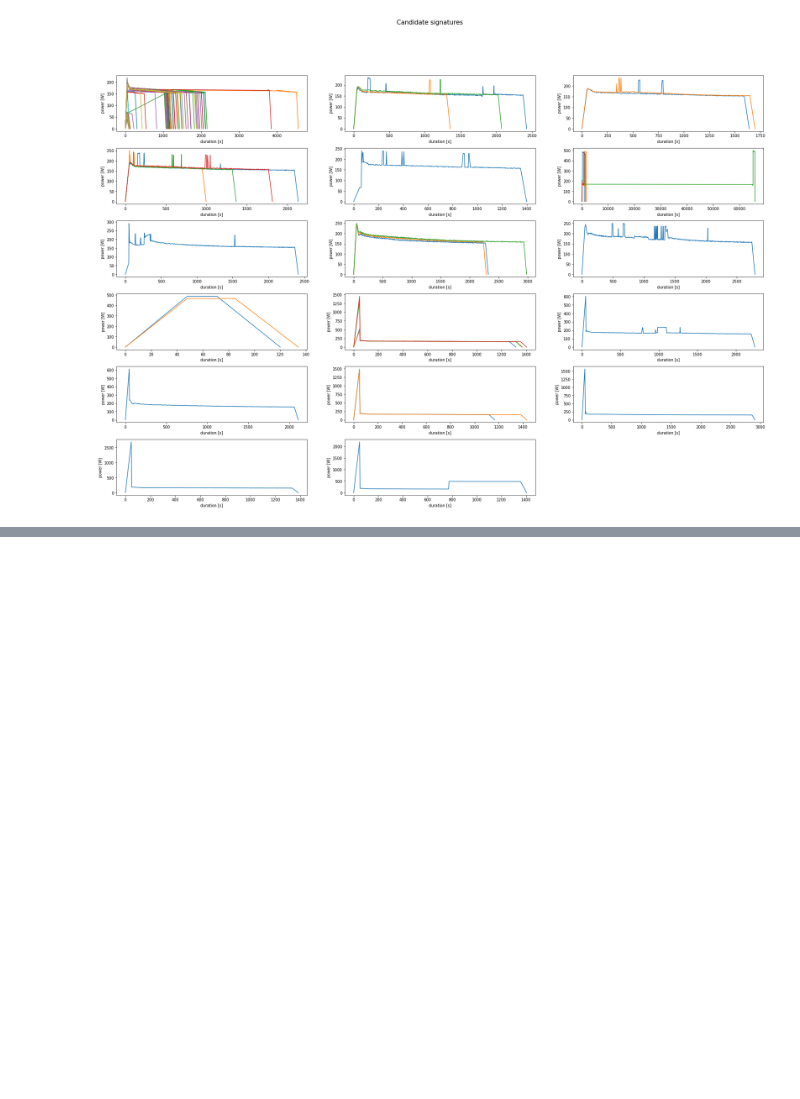
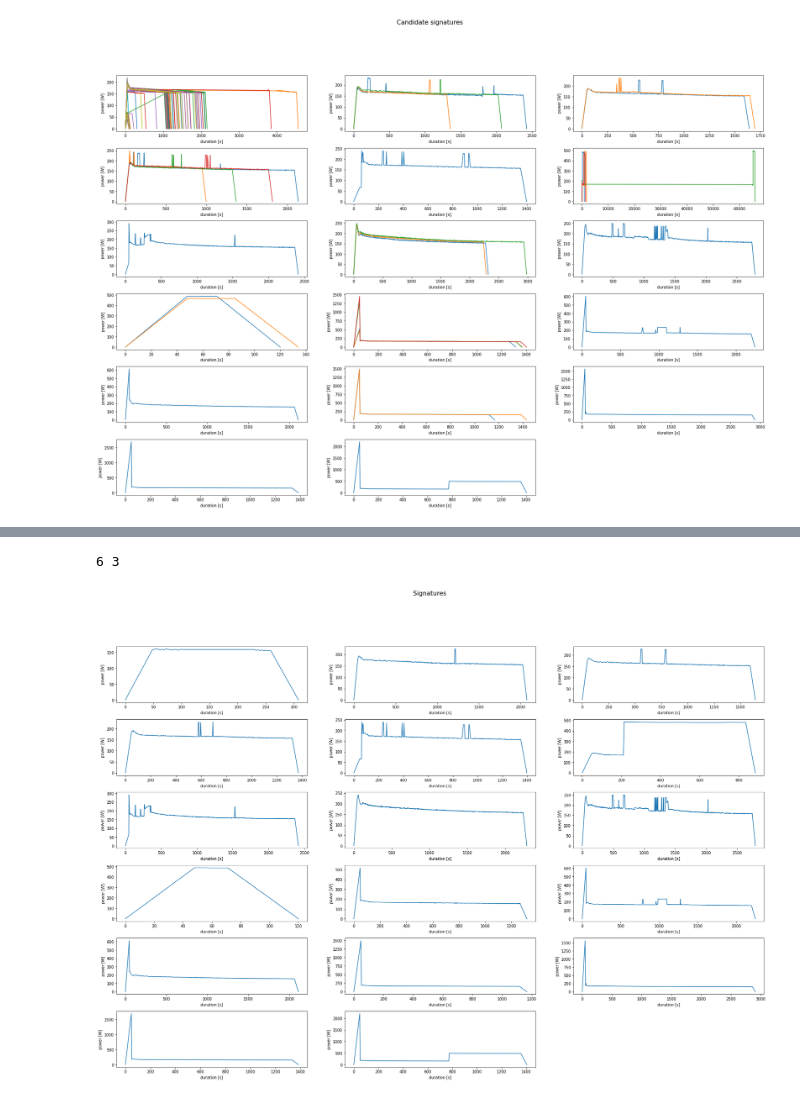
Before and after one commit to andredami/electrical-power-signature-extraction, a Jupyter notebook: REDD-exploration.ipynb, the cells around one changed output, grey strips where cells are left out. Saved outputs shown, nothing was run; the diff lists cells and outputs as text; code cells hidden in the pictures; blank space fills up the shorter version.

Commit message:
[WIP] Signature database creation

```diff
--- a/REDD-exploration.ipynb
+++ b/REDD-exploration.ipynb
@@ -447,0 +458,59 @@ plt.show()
+# %%
+fig = plt.figure()
+fig.tight_layout()
+fig.subplots_adjust(hspace=0.3)
+cols = 3
+rows = len(candidate_groups) // cols + 1
+print(rows, cols)
+axes = [fig.add_subplot(rows, cols, i+1) for i in range(len(candidate_groups))]
+fig.suptitle('Signatures', fontsize=16)
+
+for (idx, (key, group)) in tqdm(enumerate(candidate_groups), 'groups', total=len(candidate_groups)):
+    target_group = group
+    target_candidates = signature_traces.loc[signature_traces['Candidate_ID'].isin(target_group['Candidate_ID'])].groupby('Candidate_ID')
+
+    candidate_ids = list(target_candidates.groups.keys())
+
+    target_dissimilarity_matrix = np.ndarray((len(target_candidates), len(target_candidates)))
+
+    def fix_index(candidate_signature):
+        start = candidate_signature.index.min()
+        candidate_signature.index = [pd.to_timedelta(v).seconds for v in [i - start for i in candidate_signature.index.values]]
+        return candidate_signature
+
+    for (r, c), _ in tqdm(np.ndenumerate(target_dissimilarity_matrix), 'dissimilarity matrix', total=target_dissimilarity_matrix.size):
+        source = fix_index(target_candidates.get_group(candidate_ids[r]))['Power']
+        reference = fix_index(target_candidates.get_group(candidate_ids[c]))['Power']
+        target_dissimilarity_matrix[r, c] = dtw(source, reference, distance_only=True).distance
+
+    target_dissimilarity_matrix
+
+    minimizing_signature_id = np.argmin(np.sum(target_dissimilarity_matrix, axis=0))
+
+    signature = signature_traces.loc[signature_traces['Candidate_ID'] == candidate_ids[minimizing_signature_id]]
+
+    signature_traces.loc[signature_traces['Candidate_ID'] == candidate_ids[minimizing_signature_id], 'IsSignature'] = numpy.ones(len(signature), dtype=bool)
+
+    axes[idx].set_xlabel('duration [s]')
+    axes[idx].set_ylabel('power [W]')
+    # duration unit
+    start = signature.index.min()
+    end = signature.index.max()
+    signature.index = [signature.index - start + mean_sampling_period]
+    signature = pd.concat([pd.DataFrame({'Power': [zero_mean]}, index = [ start - start ]), signature, pd.DataFrame({'Power': [zero_mean]}, index = [ end - start + 2 * mean_sampling_period ])], axis=0, join='outer',ignore_index=False, copy=True)
+
+    def fix_index(broken_index):
+        try:
+            [idx] = broken_index
+            return idx
+        except TypeError:
+            return broken_index
+
+    signature.index = [fix_index(v) for v in signature.index]
+
+    axes[idx].plot([pd.to_timedelta(v).seconds for v in signature.index.values], signature['Power'])
+
+plt.show()
+# %% [output]
+6 3
+[figure, added]
```
Also changed, not shown: parts of 17 cells of this notebook, 1 other file.
